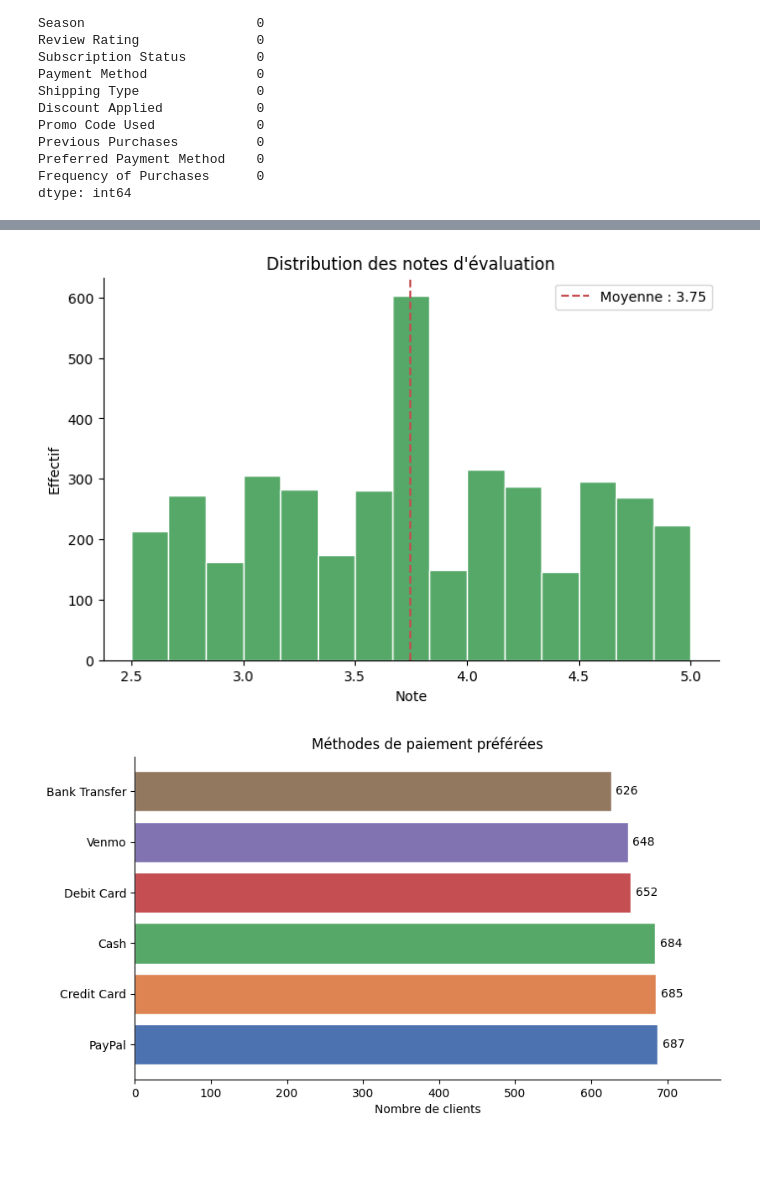
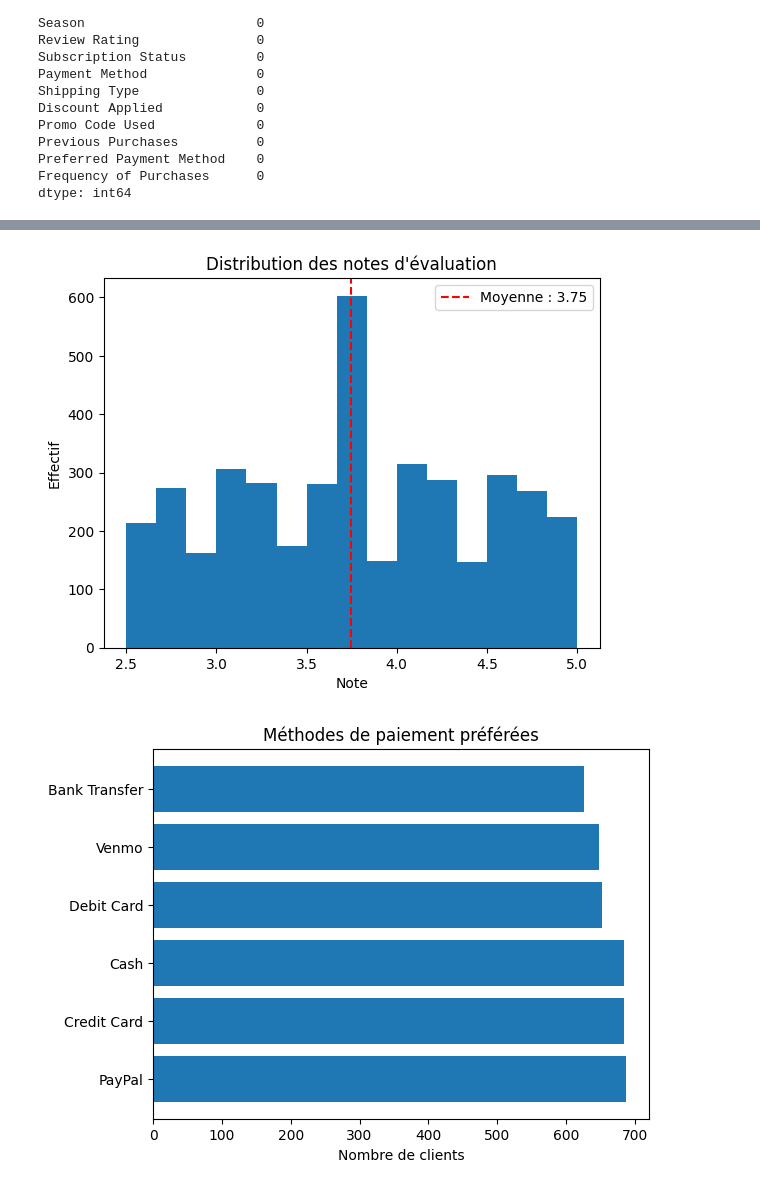
Before and after one commit to HediHachicha/Projet-DS, a Jupyter notebook: projet.ipynb, the cells around one changed output, grey strips where cells are left out. Saved outputs shown, nothing was run; the diff lists cells and outputs as text; code cells hidden in the pictures; blank space fills up the shorter version.

```diff
--- a/projet.ipynb
+++ b/projet.ipynb
@@ -244,40 +203,19 @@ plt.show()
 # %%
-fig, ax = plt.subplots(figsize=(8, 5))
-
-ax.hist(df['Review Rating'], bins=15, color='#55A868', edgecolor='white')
-
-ax.axvline(df['Review Rating'].mean(), color='#C44E52', linestyle='--',
-           label=f"Moyenne : {df['Review Rating'].mean():.2f}")
-
-ax.set_title("Distribution des notes d'évaluation")
-ax.set_xlabel('Note')
-ax.set_ylabel('Effectif')
-
-ax.spines[['top', 'right']].set_visible(False)
-
-ax.legend()
-
+plt.hist(df['Review Rating'], bins=15)
+plt.axvline(df['Review Rating'].mean(), color='red', linestyle='--', label=f"Moyenne : {df['Review Rating'].mean():.2f}")
+plt.title("Distribution des notes d'évaluation")
+plt.xlabel("Note")
+plt.ylabel("Effectif")
+plt.legend()
 plt.show()
 # %% [output]
-[figure, old version]
+[figure, new version]
 # %%
-fig, ax = plt.subplots(figsize=(9, 5))
-
 pay_counts = df['Preferred Payment Method'].value_counts()
-
-colors_pay = ['#4C72B0', '#DD8452', '#55A868', '#C44E52', '#8172B2', '#937860']
-bars = ax.barh(pay_counts.index, pay_counts.values, color=colors_pay, edgecolor='white')
-
-ax.bar_label(bars, padding=4)
-
-ax.set_title('Méthodes de paiement préférées')
-ax.set_xlabel('Nombre de clients')
-
-ax.spines[['top', 'right']].set_visible(False)
-
-ax.set_xlim(0, pay_counts.max() * 1.12)
-
+plt.barh(pay_counts.index, pay_counts.values)
+plt.title("Méthodes de paiement préférées")
+plt.xlabel("Nombre de clients")
 plt.show()
 # %% [output]
-[figure, old version]
+[figure, new version]
 # %%
```
Also changed, not shown: parts of 5 cells of this notebook.
